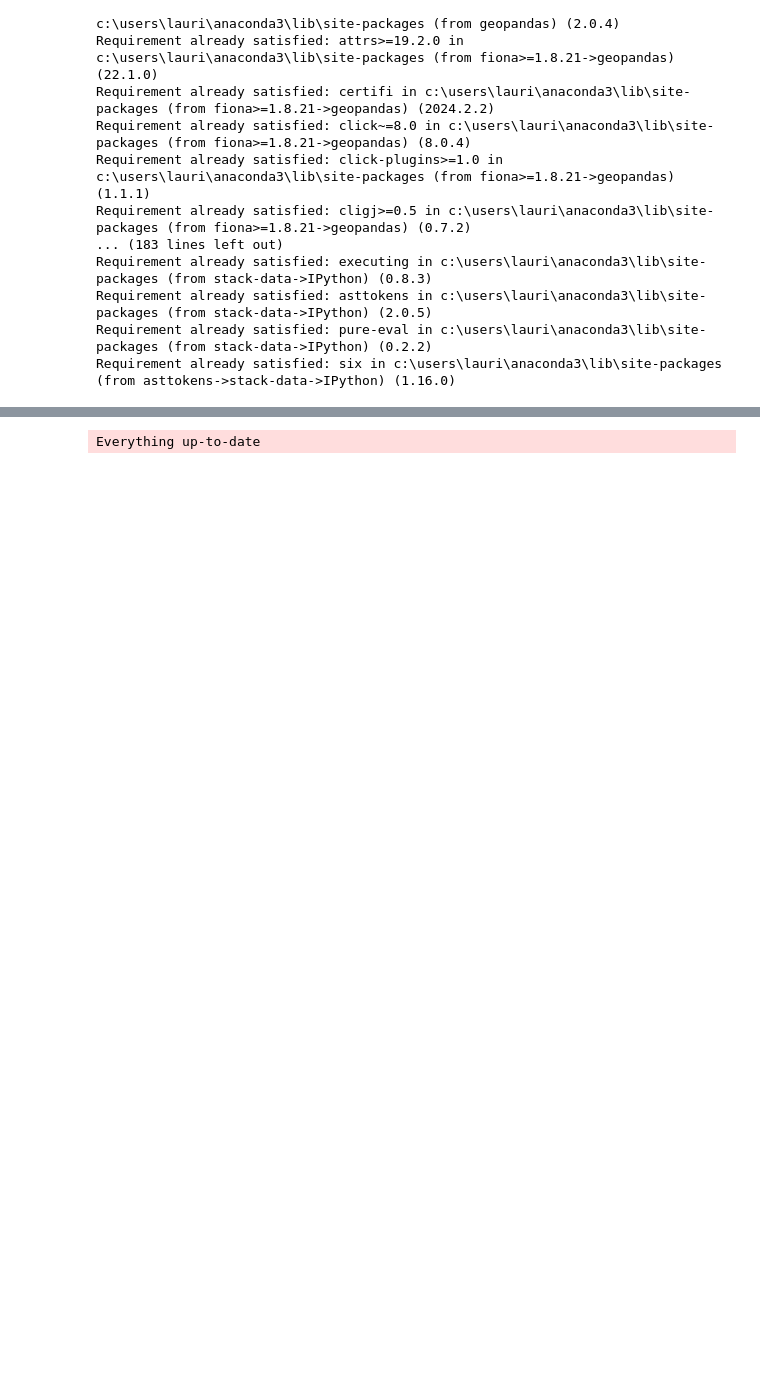
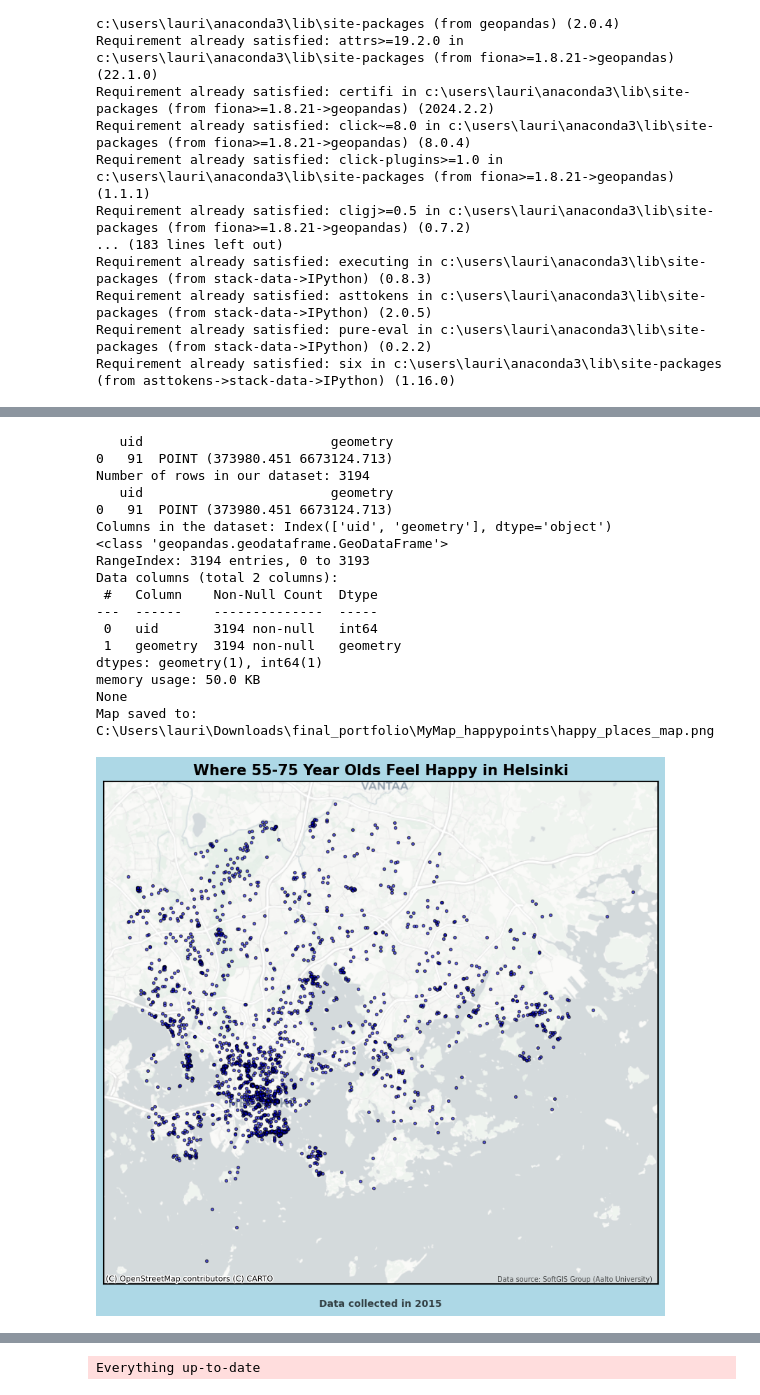
Before and after one commit to levolak/cartogis-portfolio, a Jupyter notebook: portfolio.ipynb, the cells around one changed output, grey strips where cells are left out. Drawn from its saved outputs; the diff is of its cells as text; code cells hidden in the pictures; blank space fills up the shorter version.

```diff
--- a/portfolio.ipynb
+++ b/portfolio.ipynb
@@ -151,34 +153,53 @@ ax.set_title(main_title_text, fontsize=15, weight='bold')
 # Add data source attribution
 attribution_text = "Data source: SoftGIS Group (Aalto University)"
 ax.text(0.99, 0.002, attribution_text, transform=ax.transAxes, fontsize=7,
         verticalalignment='bottom', horizontalalignment='right', color='black', alpha=0.7)
 
 # Add second title styled similarly to the main title
 second_title_text = "Data collected in 2015"
 ax.text(0.5, -0.05, second_title_text, transform=ax.transAxes, fontsize=10,
         verticalalignment='bottom', horizontalalignment='center', color='black', alpha=0.7, fontweight='bold')
 
 # Remove ticks and axis labels
 ax.set_xticks([])
 ax.set_yticks([])
 ax.set_xlabel('')
 ax.set_ylabel('')
 
 # Set this to off if you want to remove the frame
 ax.axis('on')
 
 # Add a black frame
 rect = Rectangle((0, 0), 1, 1, transform=ax.transAxes, linewidth=2, edgecolor='black', facecolor='none')
 ax.add_patch(rect)
 
 # Adjust figure size and modify only left and right margins
-fig.set_size_inches(12, 6)  # Increase width only
+fig.set_size_inches(14, 8)  # Increase width only
 fig.subplots_adjust(left=0.1, right=0.9, top=0.95, bottom=0.05)  # Keep top and bottom as they were
 
 # Save the map
 map_file_path = MAP_DIRECTORY / 'happy_places_map.png'
 fig.savefig(map_file_path, bbox_inches='tight', pad_inches=0.1)
 print(f"Map saved to: {map_file_path}")
+# %% [output]
+   uid                        geometry
+0   91  POINT (373980.451 6673124.713)
+Number of rows in our dataset: 3194
+   uid                        geometry
+0   91  POINT (373980.451 6673124.713)
+Columns in the dataset: Index(['uid', 'geometry'], dtype='object')
+<class 'geopandas.geodataframe.GeoDataFrame'>
+RangeIndex: 3194 entries, 0 to 3193
+Data columns (total 2 columns):
+ #   Column    Non-Null Count  Dtype
+---  ------    --------------  -----
+ 0   uid       3194 non-null   int64
+ 1   geometry  3194 non-null   geometry
+dtypes: geometry(1), int64(1)
+memory usage: 50.0 KB
+None
+Map saved to: C:\Users\lauri\Downloads\final_portfolio\MyMap_happypoints\happy_places_map.png
+[figure, added]
 # %%
 # Let´s check the data
 
```
Also changed, not shown: parts of 2 cells of this notebook, 3 other files.
